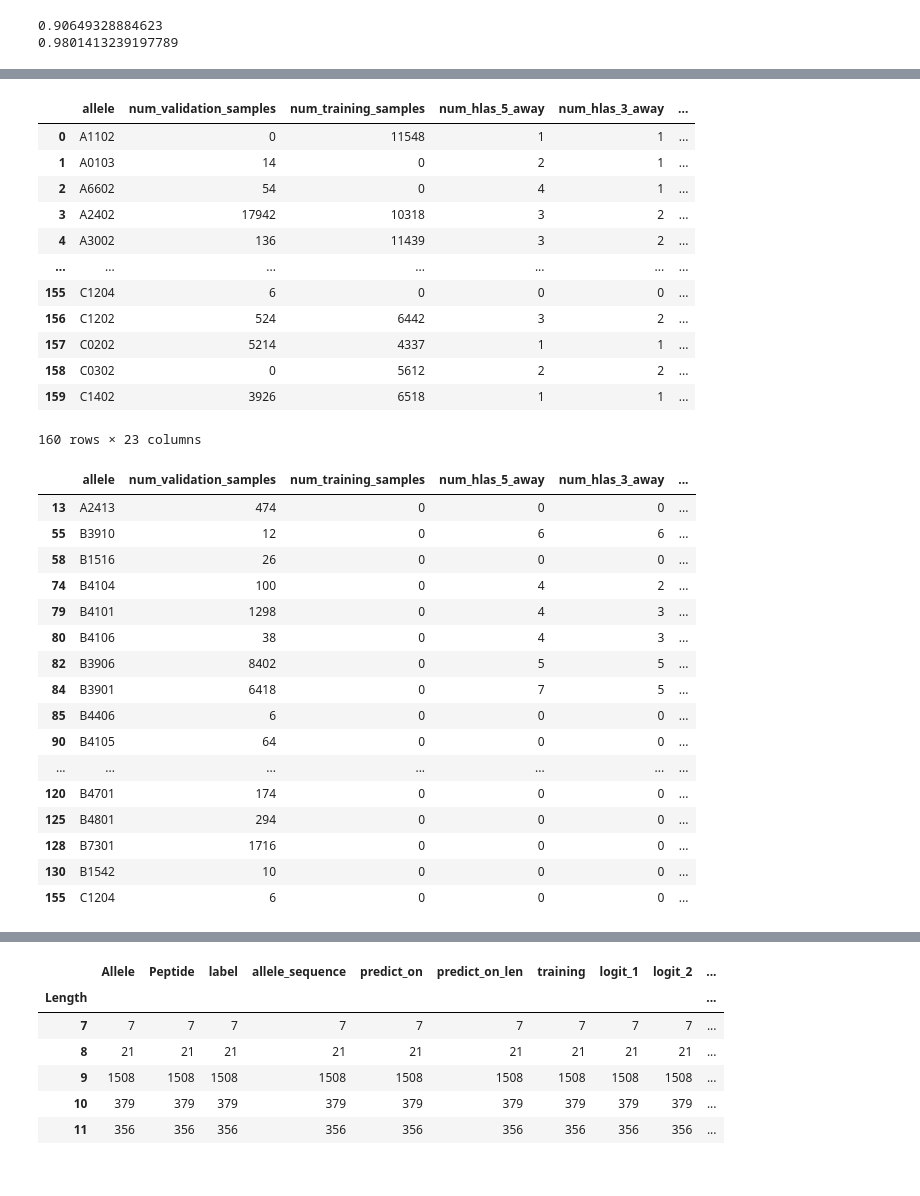
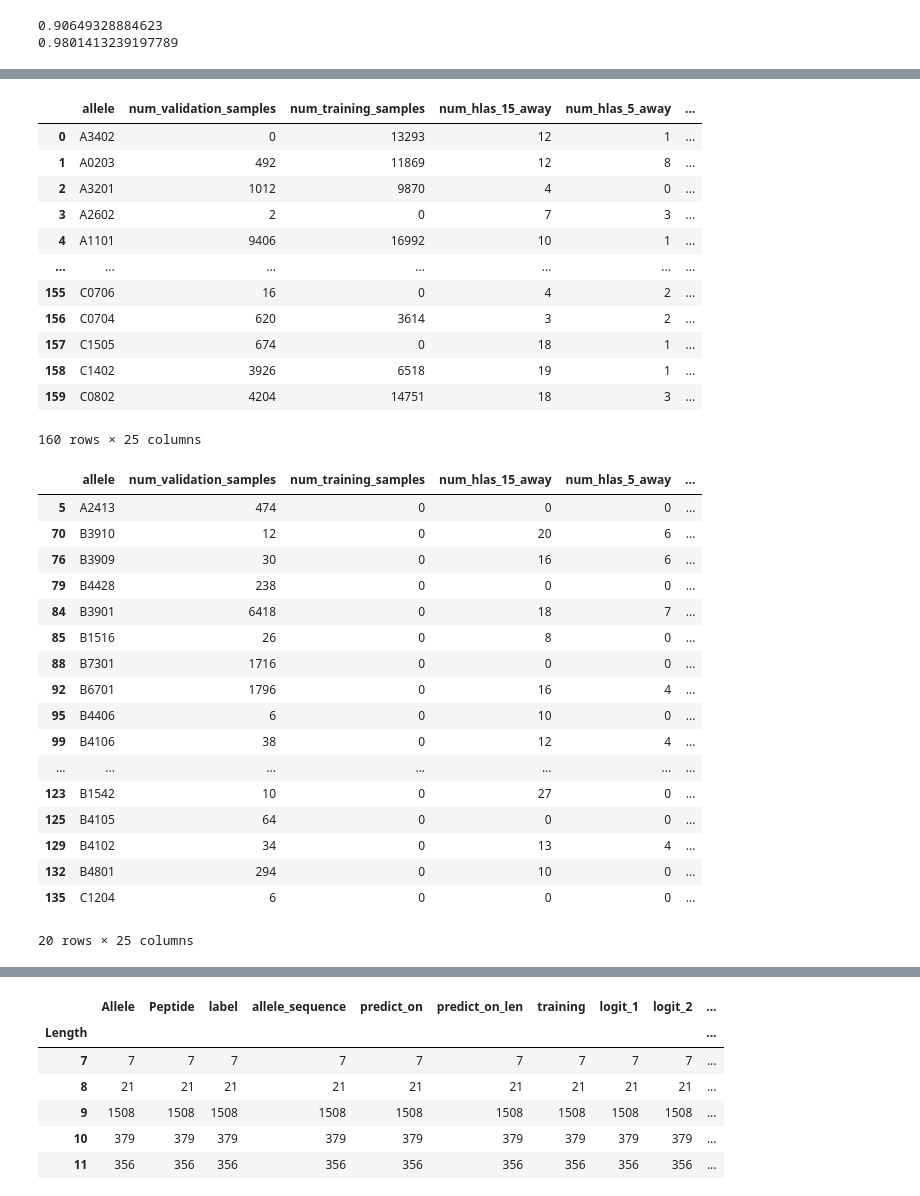
Before and after one commit to jrouhana/MHC_Class_I_Playground, a Jupyter notebook: notebooks/pan_specific_analysis.ipynb, the cells around one changed output, grey strips where cells are left out. Cells and saved outputs as stored; diff of their text form; code cells hidden in the pictures.

```diff
--- a/notebooks/pan_specific_analysis.ipynb
+++ b/notebooks/pan_specific_analysis.ipynb
@@ -215,14 +216,17 @@ allele_dict_to_df['num_validation_samples'] = []
 allele_dict_to_df['num_training_samples'] = []
 
 #Get from everything else
+allele_dict_to_df['num_hlas_15_away'] = []
 allele_dict_to_df['num_hlas_5_away'] = []
 allele_dict_to_df['num_hlas_3_away'] = []
 allele_dict_to_df['num_hlas_1_away'] = []
 allele_dict_to_df['num_analogs'] = []
+allele_dict_to_df['names_hlas_15_away'] = []
 allele_dict_to_df['names_hlas_5_away'] = []
 allele_dict_to_df['names_hlas_3_away'] = []
 allele_dict_to_df['names_hlas_1_away'] = []
 allele_dict_to_df['names_analogs'] = []
+allele_dict_to_df['num_training_samples_15_away'] = []
 allele_dict_to_df['num_training_samples_5_away'] = []
 allele_dict_to_df['num_training_samples_3_away'] = []
 allele_dict_to_df['num_training_samples_1_away'] = []
@@ -238,20 +242,24 @@ for super_type, inner_dict in cropped_allele_dict.items():
         allele_dict_to_df['num_training_samples'].append(len(train_df.loc[train_df.Allele == allele_a]))
 
         analogs = []
+        fifteen_away = []
         five_away = []
         three_away = []
         one_away = []
 
         seq_a = inner_dict[allele_a]
         if len(seq_a) != super_modes[super_type]:
+            allele_dict_to_df['num_hlas_15_away'].append(0)
             allele_dict_to_df['num_hlas_5_away'].append(0)
             allele_dict_to_df['num_hlas_3_away'].append(0)
             allele_dict_to_df['num_hlas_1_away'].append(0)
             allele_dict_to_df['num_analogs'].append(0)
+            allele_dict_to_df['names_hlas_15_away'].append([])
             allele_dict_to_df['names_hlas_5_away'].append([])
             allele_dict_to_df['names_hlas_3_away'].append([])
             allele_dict_to_df['names_hlas_1_away'].append([])
             allele_dict_to_df['names_analogs'].append([])
+            allele_dict_to_df['num_training_samples_15_away'].append(0)
             allele_dict_to_df['num_training_samples_5_away'].append(0)
             allele_dict_to_df['num_training_samples_3_away'].append(0)
             allele_dict_to_df['num_training_samples_1_away'].append(0)
@@ -264,6 +272,7 @@ for super_type, inner_dict in cropped_allele_dict.items():
             if allele_a == allele_b:
                 continue
             seq_b = inner_dict[allele_b]
+            names_15 = []
             names_5 = []
             names_3 = []
             names_1 = []
@@ -276,33 +285,45 @@ for super_type, inner_dict in cropped_allele_dict.items():
 
             if difference_val == 0:
                 analogs.append(allele_b)
+                fifteen_away.append(allele_b)
                 five_away.append(allele_b)
                 three_away.append(allele_b)
                 one_away.append(allele_b)
 
             elif difference_val == 1:
+                fifteen_away.append(allele_b)
                 one_away.append(allele_b)
                 five_away.append(allele_b)
                 three_away.append(allele_b)
 
             elif difference_val < 4:
+                fifteen_away.append(allele_b)
                 three_away.append(allele_b)
                 five_away.append(allele_b)
 
             elif difference_val < 6:
+                fifteen_away.append(allele_b)
                 five_away.append(allele_b)
 
+            elif difference_val < 16:
+                fifteen_away.append(allele_b)
+
         #This closes allele_b loop. Now start populating values
+        allele_dict_to_df['names_hlas_15_away'].append(fifteen_away)
         allele_dict_to_df['names_hlas_5_away'].append(five_away)
         allele_dict_to_df['names_hlas_3_away'].append(three_away)
         allele_dict_to_df['names_hlas_1_away'].append(one_away)
         allele_dict_to_df['names_analogs'].append(analogs)
 
+        allele_dict_to_df['num_hlas_15_away'].append(len(fifteen_away))
         allele_dict_to_df['num_hlas_5_away'].append(len(five_away))
         allele_dict_to_df['num_hlas_3_away'].append(len(three_away))
         allele_dict_to_df['num_hlas_1_away'].append(len(one_away))
         allele_dict_to_df['num_analogs'].append(len(analogs))
 
+        allele_dict_to_df['num_training_samples_15_away'].append(
+            sum([len(train_df.query('Allele == @allele_b')) for allele_b in fifteen_away])
+        )
         allele_dict_to_df['num_training_samples_5_away'].append(
             sum([len(train_df.query('Allele == @allele_b')) for allele_b in five_away])
         )
@@ -425,68 +503,71 @@ for i, allele in enumerate(tqdm(list(final_allele_df.allele))):
 
         lr_precision, lr_recall, _ = precision_recall_curve(sub_val['label'], sub_val['isotonic_prob'])
         lr_f1, lr_auc = f1_score(sub_val['label'], sub_val['isotonic_pred']), auc(lr_recall, lr_precision)
+
+        lr_acc = sub_val
 
         final_allele_df.loc[final_allele_df.allele == allele, 'val_auc'] = lr_auc
         final_allele_df.loc[final_allele_df.allele == allele, 'val_f1'] = lr_f1
 
     except ZeroDivisionError:
         final_allele_df.loc[final_allele_df.allele == allele, 'val_accuracy'] = np.nan
         final_allele_df.loc[final_allele_df.allele == allele, 'val_f1'] = np.nan
         final_allele_df.loc[final_allele_df.allele == allele, 'val_auc'] = np.nan
 
     sub_train = train_df.query('Allele == @allele').copy()
 #    print(allele, len(sub_val))
     try:
         final_allele_df.loc[final_allele_df.allele == allele, 'training_accuracy'] = compute_accuracy(
         sub_train['label'], sub_train['isotonic_pred'])
 
         lr_precision, lr_recall, _ = precision_recall_curve(sub_train['label'], sub_train['isotonic_prob'])
         lr_f1, lr_auc = f1_score(sub_train['label'], sub_train['isotonic_pred']), auc(lr_recall, lr_precision)
 
         final_allele_df.loc[final_allele_df.allele == allele, 'training_auc'] = lr_auc
         final_allele_df.loc[final_allele_df.allele == allele, 'training_f1'] = lr_f1
 
     except ZeroDivisionError:
         final_allele_df.loc[final_allele_df.allele == allele, 'training_accuracy'] = np.nan
         final_allele_df.loc[final_allele_df.allele == allele, 'training_f1'] = np.nan
         final_allele_df.loc[final_allele_df.allele == allele, 'training_auc'] = np.nan
 
 
 final_allele_df
 # %% [output]
-|  | allele | num_validation_samples | num_training_samples | num_hlas_5_away | num_hlas_3_away | ... |
-| 0 | A1102 | 0 | 11548 | 1 | 1 | ... |
-| 1 | A0103 | 14 | 0 | 2 | 1 | ... |
-| 2 | A6602 | 54 | 0 | 4 | 1 | ... |
-| 3 | A2402 | 17942 | 10318 | 3 | 2 | ... |
-| 4 | A3002 | 136 | 11439 | 3 | 2 | ... |
+|  | allele | num_validation_samples | num_training_samples | num_hlas_15_away | num_hlas_5_away | ... |
+| 0 | A3402 | 0 | 13293 | 12 | 1 | ... |
+| 1 | A0203 | 492 | 11869 | 12 | 8 | ... |
+| 2 | A3201 | 1012 | 9870 | 4 | 0 | ... |
+| 3 | A2602 | 2 | 0 | 7 | 3 | ... |
+| 4 | A1101 | 9406 | 16992 | 10 | 1 | ... |
 | ... | ... | ... | ... | ... | ... | ... |
-| 155 | C1204 | 6 | 0 | 0 | 0 | ... |
-| 156 | C1202 | 524 | 6442 | 3 | 2 | ... |
-| 157 | C0202 | 5214 | 4337 | 1 | 1 | ... |
-| 158 | C0302 | 0 | 5612 | 2 | 2 | ... |
-| 159 | C1402 | 3926 | 6518 | 1 | 1 | ... |
+| 155 | C0706 | 16 | 0 | 4 | 2 | ... |
+| 156 | C0704 | 620 | 3614 | 3 | 2 | ... |
+| 157 | C1505 | 674 | 0 | 18 | 1 | ... |
+| 158 | C1402 | 3926 | 6518 | 19 | 1 | ... |
+| 159 | C0802 | 4204 | 14751 | 18 | 3 | ... |
-160 rows × 23 columns
+160 rows × 25 columns
 # %%
 final_allele_df.query('num_training_samples_5_away == 0 & num_training_samples == 0')
 # %% [output]
-|  | allele | num_validation_samples | num_training_samples | num_hlas_5_away | num_hlas_3_away | ... |
-| 13 | A2413 | 474 | 0 | 0 | 0 | ... |
-| 55 | B3910 | 12 | 0 | 6 | 6 | ... |
-| 58 | B1516 | 26 | 0 | 0 | 0 | ... |
-| 74 | B4104 | 100 | 0 | 4 | 2 | ... |
-| 79 | B4101 | 1298 | 0 | 4 | 3 | ... |
-| 80 | B4106 | 38 | 0 | 4 | 3 | ... |
-| 82 | B3906 | 8402 | 0 | 5 | 5 | ... |
-| 84 | B3901 | 6418 | 0 | 7 | 5 | ... |
-| 85 | B4406 | 6 | 0 | 0 | 0 | ... |
-| 90 | B4105 | 64 | 0 | 0 | 0 | ... |
+|  | allele | num_validation_samples | num_training_samples | num_hlas_15_away | num_hlas_5_away | ... |
+| 5 | A2413 | 474 | 0 | 0 | 0 | ... |
+| 70 | B3910 | 12 | 0 | 20 | 6 | ... |
+| 76 | B3909 | 30 | 0 | 16 | 6 | ... |
+| 79 | B4428 | 238 | 0 | 0 | 0 | ... |
+| 84 | B3901 | 6418 | 0 | 18 | 7 | ... |
+| 85 | B1516 | 26 | 0 | 8 | 0 | ... |
+| 88 | B7301 | 1716 | 0 | 0 | 0 | ... |
+| 92 | B6701 | 1796 | 0 | 16 | 4 | ... |
+| 95 | B4406 | 6 | 0 | 10 | 0 | ... |
+| 99 | B4106 | 38 | 0 | 12 | 4 | ... |
 | ... | ... | ... | ... | ... | ... | ... |
-| 120 | B4701 | 174 | 0 | 0 | 0 | ... |
-| 125 | B4801 | 294 | 0 | 0 | 0 | ... |
-| 128 | B7301 | 1716 | 0 | 0 | 0 | ... |
-| 130 | B1542 | 10 | 0 | 0 | 0 | ... |
-| 155 | C1204 | 6 | 0 | 0 | 0 | ... |
+| 123 | B1542 | 10 | 0 | 27 | 0 | ... |
+| 125 | B4105 | 64 | 0 | 0 | 0 | ... |
+| 129 | B4102 | 34 | 0 | 13 | 4 | ... |
+| 132 | B4801 | 294 | 0 | 10 | 0 | ... |
+| 135 | C1204 | 6 | 0 | 0 | 0 | ... |
+20 rows × 25 columns
 # %%
 final_allele_df.query('num_training_samples_5_away == 0 & num_training_samples != 0')
 # %% [output]
```
Also changed, not shown: parts of 29 cells of this notebook, 4 other files.
